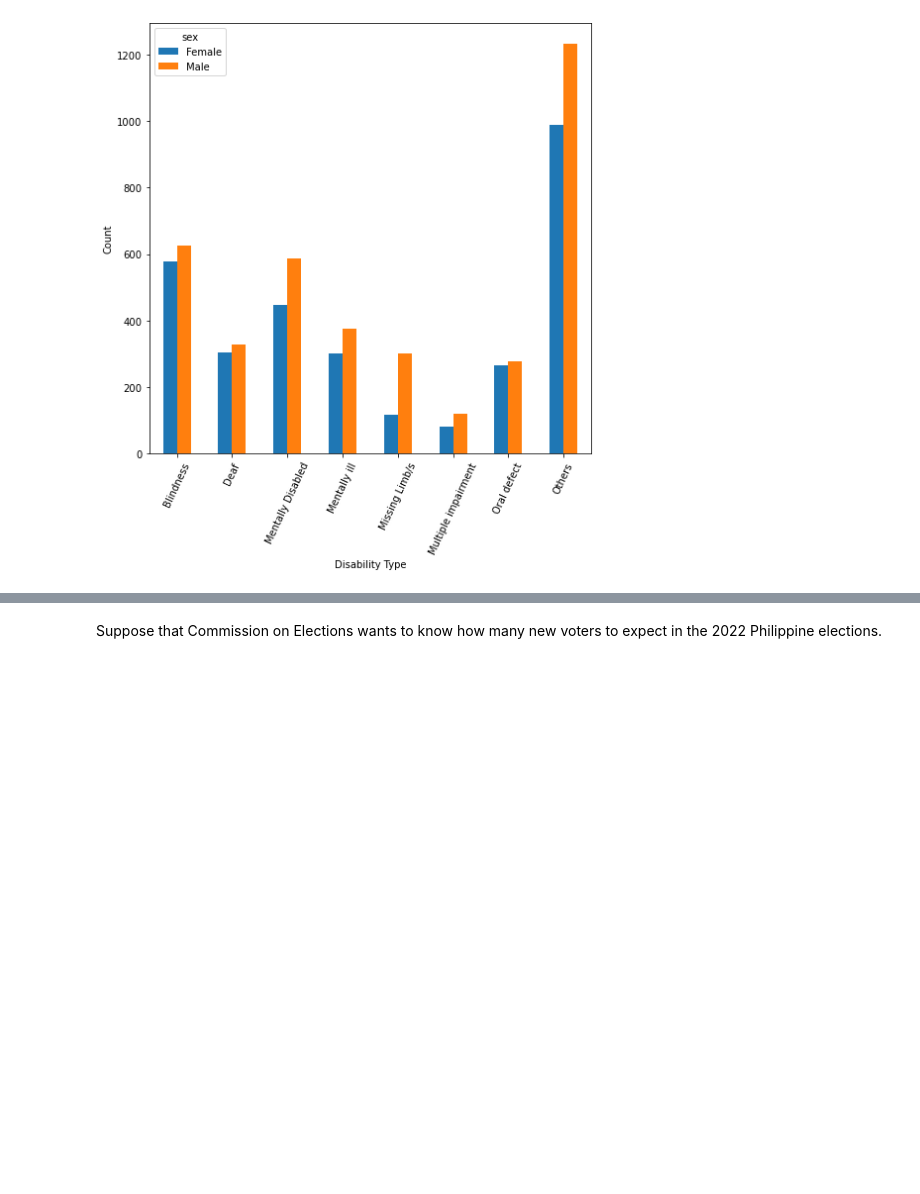
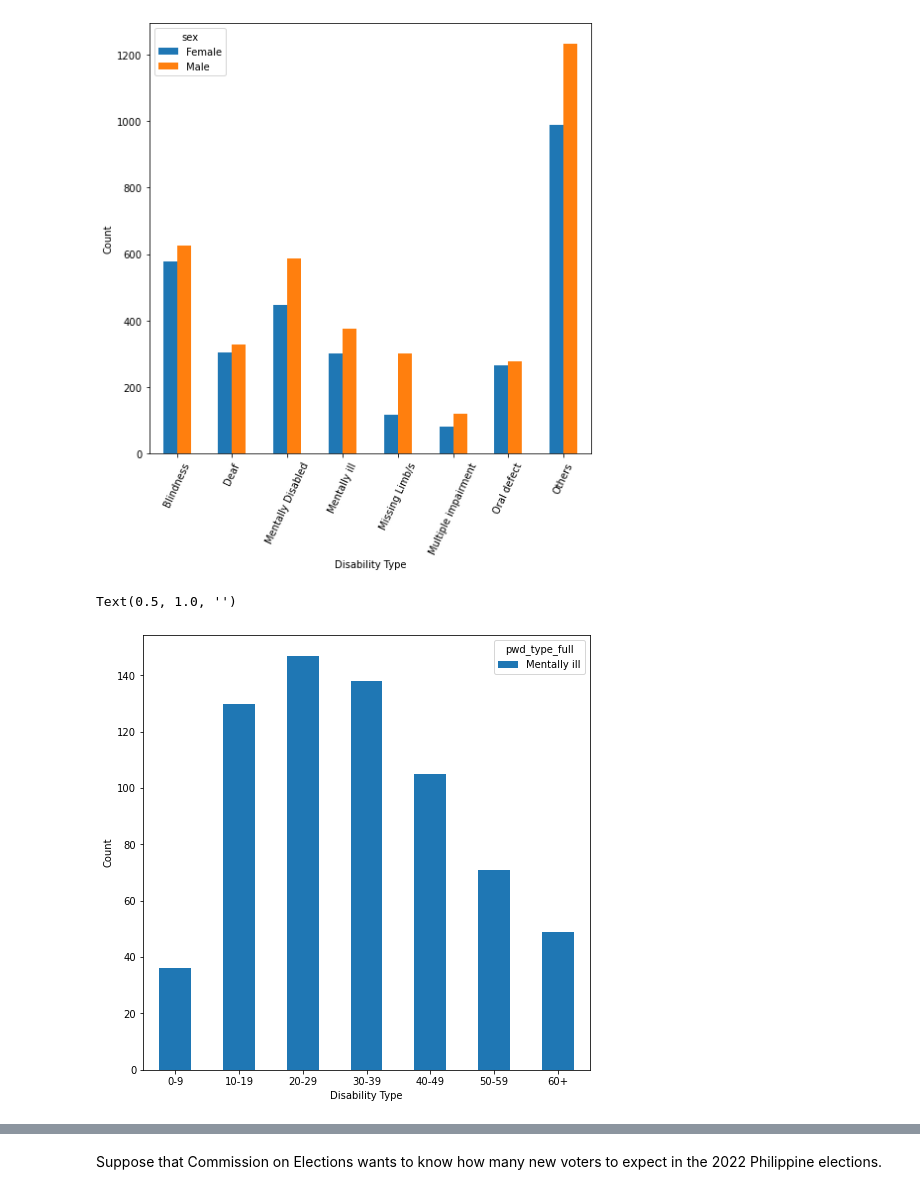
Before and after one commit to DineshOng/CSMODEL, a Jupyter notebook: CSMODEL-Final.ipynb, the cells around one changed output, grey strips where cells are left out. Cells and saved outputs as stored; diff of their text form; code cells hidden in the pictures; blank space fills up the shorter version.

```diff
--- a/CSMODEL-Final.ipynb
+++ b/CSMODEL-Final.ipynb
@@ -488,6 +532,15 @@ plt.title('')
 # %% [output]
 Text(0.5, 1.0, '')
 [figure]
+# %%
+all_df[all_df["pwd_type_full"] == 'Mentally ill'].groupby(["age_group", "pwd_type_full"]).size().unstack().plot(kind="bar", figsize=(8, 8))
+plt.xlabel('Disability Type')
+plt.ylabel('Count')
+plt.xticks(rotation=0)
+plt.title('')
+# %% [output]
+Text(0.5, 1.0, '')
+[figure, added]
 # %%
 sample_df = all_df.query("educal_range == 'College Graduate' | educal_range == 'College Undergraduate'").sample(60)
 sample_df.shape
```
Also changed, not shown: parts of 24 cells of this notebook.
